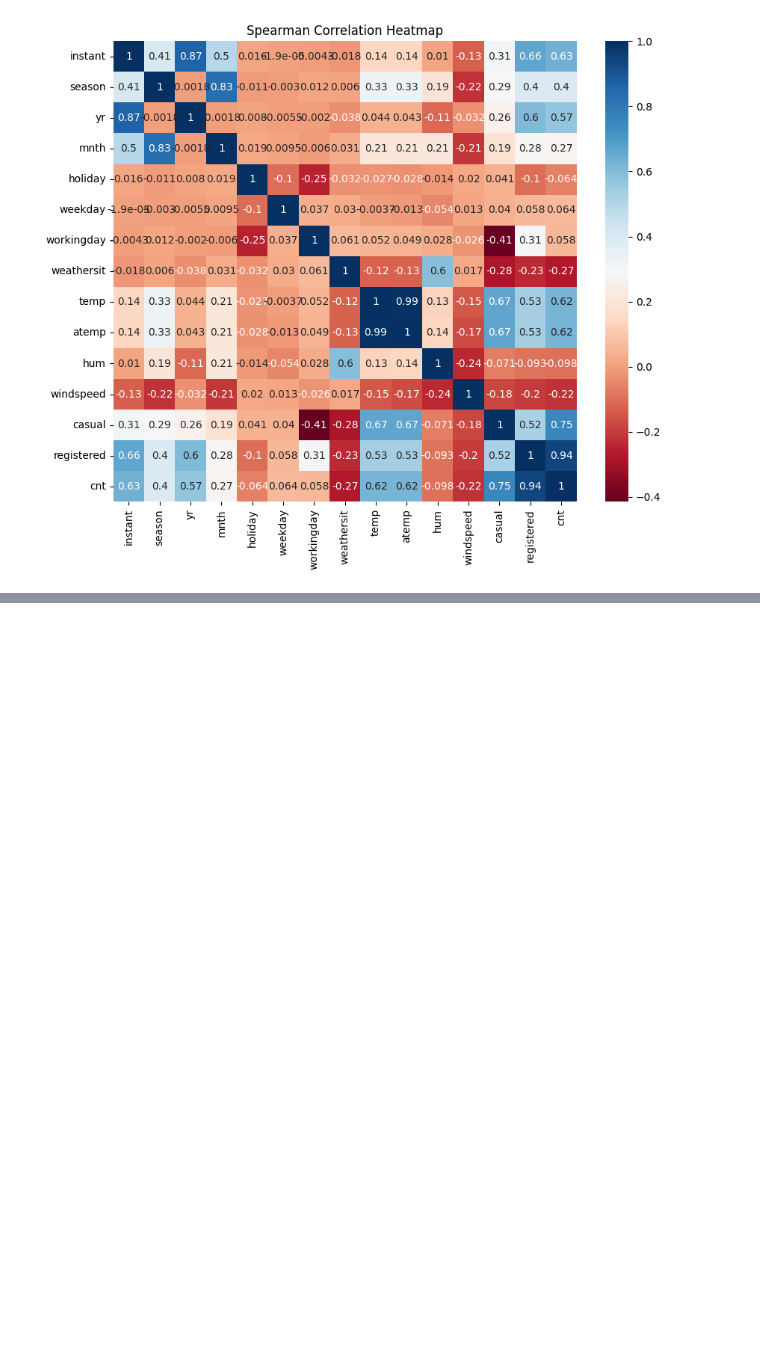
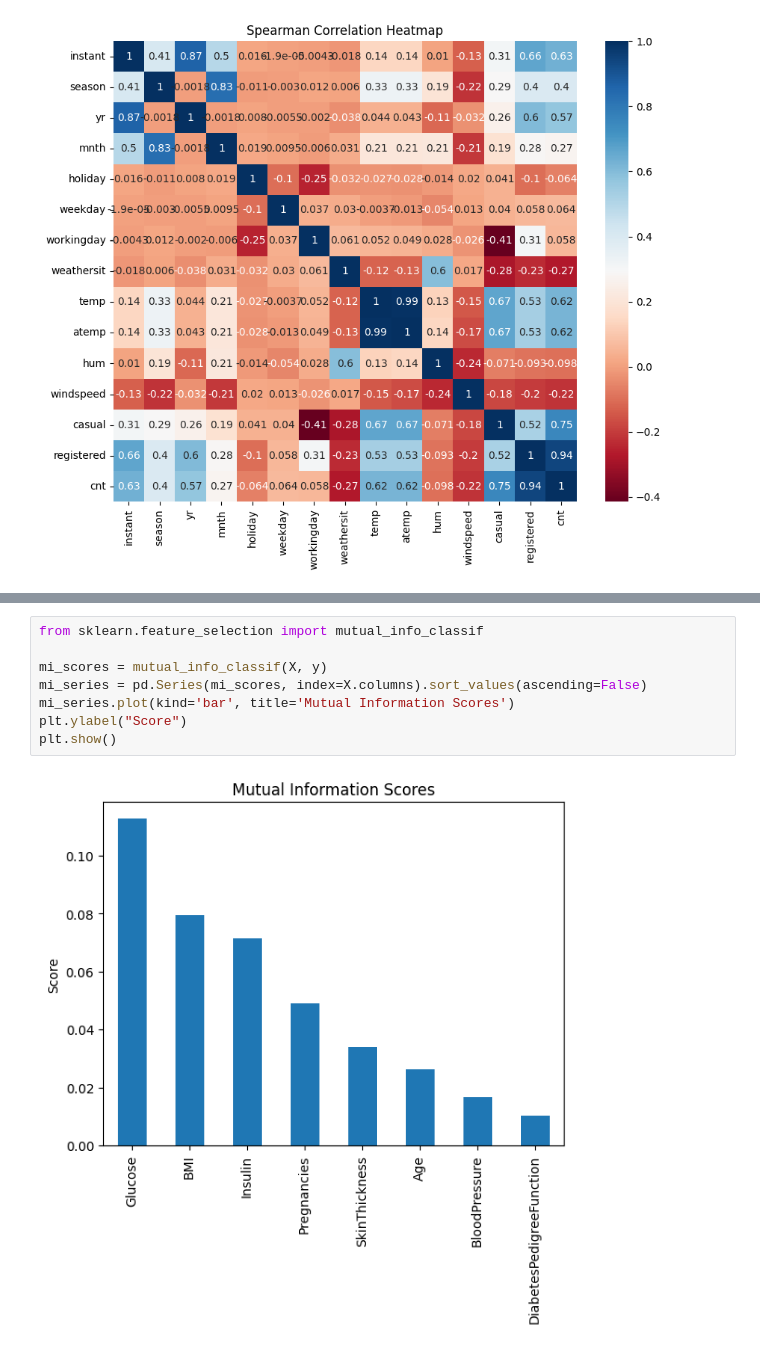
Before and after one commit to ThodupunooriSaiManish/Machine_Learning, a Jupyter notebook: Machine_Learning_Lab.ipynb, the cells around one changed output, grey strips where cells are left out. Saved outputs shown, nothing was run; the diff lists cells and outputs as text; blank space fills up the shorter version.

```diff
--- a/Machine_Learning_Lab.ipynb
+++ b/Machine_Learning_Lab.ipynb
@@ -1437,0 +1541,10 @@ plt.show()
+# %%
+from sklearn.feature_selection import mutual_info_classif
+
+mi_scores = mutual_info_classif(X, y)
+mi_series = pd.Series(mi_scores, index=X.columns).sort_values(ascending=False)
+mi_series.plot(kind='bar', title='Mutual Information Scores')
+plt.ylabel("Score")
+plt.show()
+# %% [output]
+[figure, added]
```
Also changed, not shown: parts of 9 cells of this notebook.
